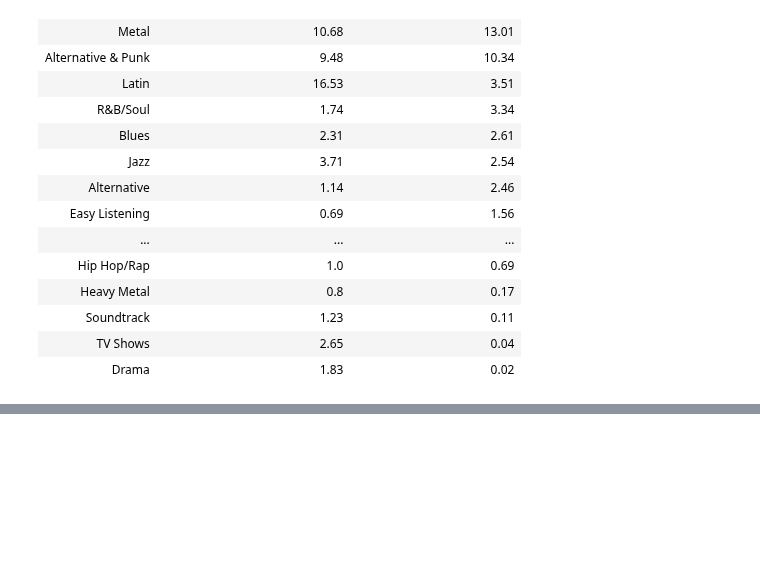
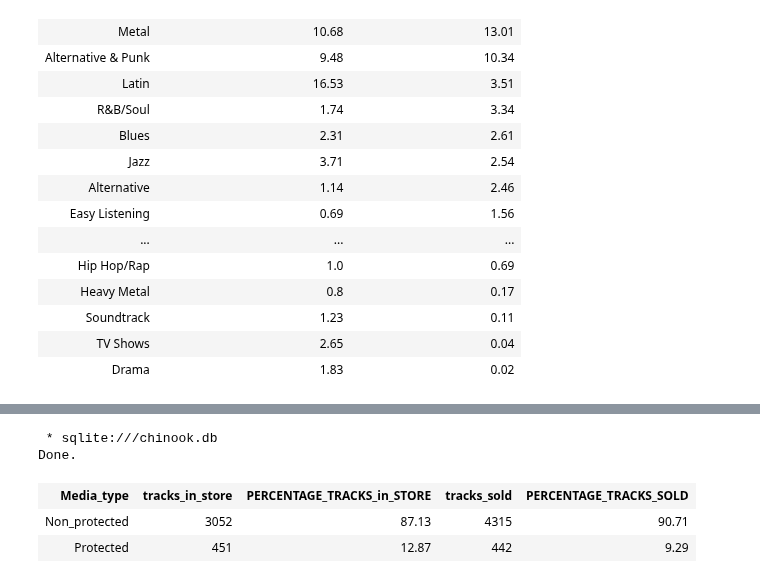
Before and after one commit to raduspaimoc/DataQuest-Projects, a Jupyter notebook: SQL Data Analysis/Guided Project_ Answering Business Questions using SQL/Answering Business Questions using SQL.ipynb, the cells around one changed output, grey strips where cells are left out. Saved outputs shown, nothing was run; the diff lists cells and outputs as text; code cells hidden in the pictures; blank space fills up the shorter version.

```diff
--- a/SQL Data Analysis/Guided Project_ Answering Business Questions using SQL/Answering Business Questions using SQL.ipynb
+++ b/SQL Data Analysis/Guided Project_ Answering Business Questions using SQL/Answering Business Questions using SQL.ipynb
@@ -480,0 +514,58 @@ Done.
+# %%
+%%sql
+WITH in_store_track AS
+                   (
+                    SELECT COUNT(t.track_id) tracks_in_store,
+                               t.media_type_id,
+                                mt.name
+                    FROM track t
+                    INNER JOIN media_type mt ON mt.media_type_id = t.media_type_id
+                    GROUP BY 3
+                   ),
+    track_sold AS
+                (
+
+                 SELECT COUNT(il.track_id) tracks_sold,
+                         t.media_type_id,
+                         mt.name
+                FROM invoice_line il
+                INNER JOIN track t ON t.track_id = il.track_id
+                INNER JOIN media_type mt ON mt.media_type_id = t.media_type_id
+                GROUP BY 3
+                ),
+
+    store_vs_sold AS
+                (
+                    SELECT it.name media_type,
+                           it.tracks_in_store,
+                           ts.tracks_sold
+                    FROM in_store_track it
+                    INNER JOIN track_sold ts On ts.media_type_id = it.media_type_id
+                ),
+        protected_vs_nonprotected AS
+                              (
+                                SELECT SUM(ss.tracks_in_store) tracks_in_store,
+                                       SUM(ss.tracks_sold) tracks_sold,
+                                       CASE
+                                          WHEN
+                                            (
+                                              ss.media_type like "%Protected%"
+                                             )THEN "Protected"
+                                             ELSE  "Non_protected"
+                                      END AS Media_type
+                                FROM store_vs_sold ss
+                                GROUP BY 3
+                              )
+SELECT pn.Media_type,
+       pn.tracks_in_store,
+       ROUND(CAST(pn.tracks_in_store AS FLOAT)*100/(SELECT COUNT(t.track_id) FROM track t),2) PERCENTAGE_TRACKS_in_STORE,
+       pn.tracks_sold,
+       ROUND(CAST(pn.tracks_sold AS FLOAT)*100/(SELECT COUNT(il.track_id) FROM invoice_line il),2) PERCENTAGE_TRACKS_SOLD
+
+FROM protected_vs_nonprotected pn
+# %% [output]
+ * sqlite:///chinook.db
+Done.
+| Media_type | tracks_in_store | PERCENTAGE_TRACKS_in_STORE | tracks_sold | PERCENTAGE_TRACKS_SOLD |
+| Non_protected | 3052 | 87.13 | 4315 | 90.71 |
+| Protected | 451 | 12.87 | 442 | 9.29 |
```
Also changed, not shown: parts of 4 cells of this notebook.
